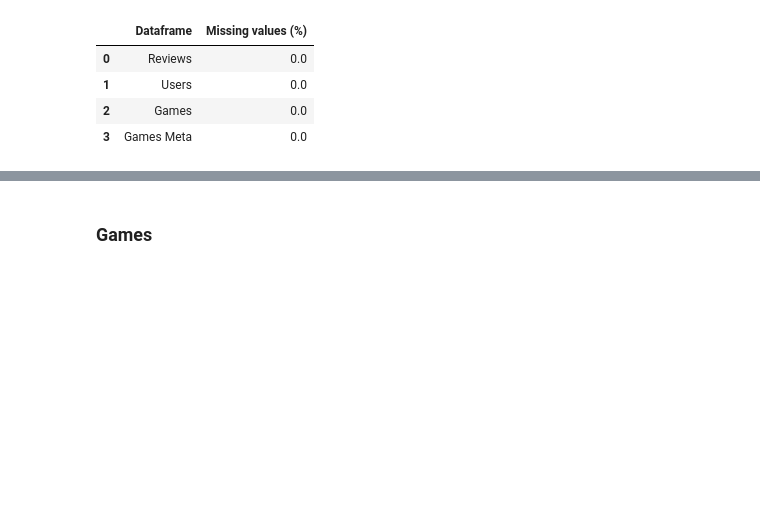
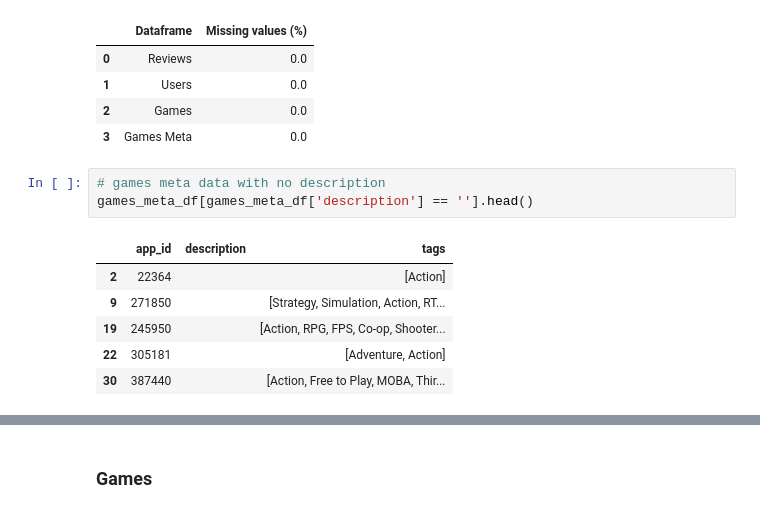
Before and after one commit to slvhuang/DL-Steam-Game-Recommender-System, a Jupyter notebook: 1_preprocessing.ipynb, the cells around one changed output, grey strips where cells are left out. Saved outputs shown, nothing was run; the diff lists cells and outputs as text; blank space fills up the shorter version.

```diff
--- a/1_preprocessing.ipynb
+++ b/1_preprocessing.ipynb
@@ -217,3 +217,13 @@ pd.DataFrame([
 | 1 | Users | 0.0 |
 | 2 | Games | 0.0 |
 | 3 | Games Meta | 0.0 |
+# %%
+# games meta data with no description
+games_meta_df[games_meta_df['description'] == ''].head()
+# %% [output]
+|  | app_id | description | tags |
+| 2 | 22364 |  | [Action] |
+| 9 | 271850 |  | [Strategy, Simulation, Action, RT... |
+| 19 | 245950 |  | [Action, RPG, FPS, Co-op, Shooter... |
+| 22 | 305181 |  | [Adventure, Action] |
+| 30 | 387440 |  | [Action, Free to Play, MOBA, Thir... |
```
Also changed, not shown: parts of 12 cells of this notebook, 1 other file.
